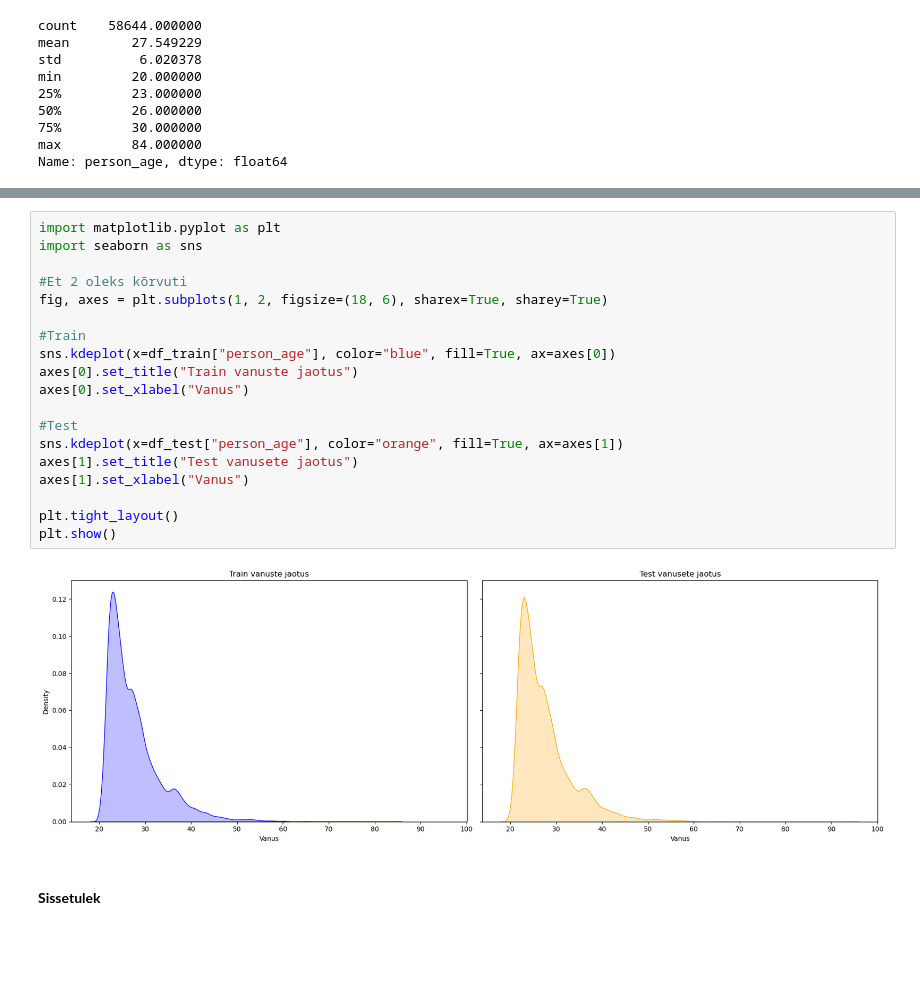
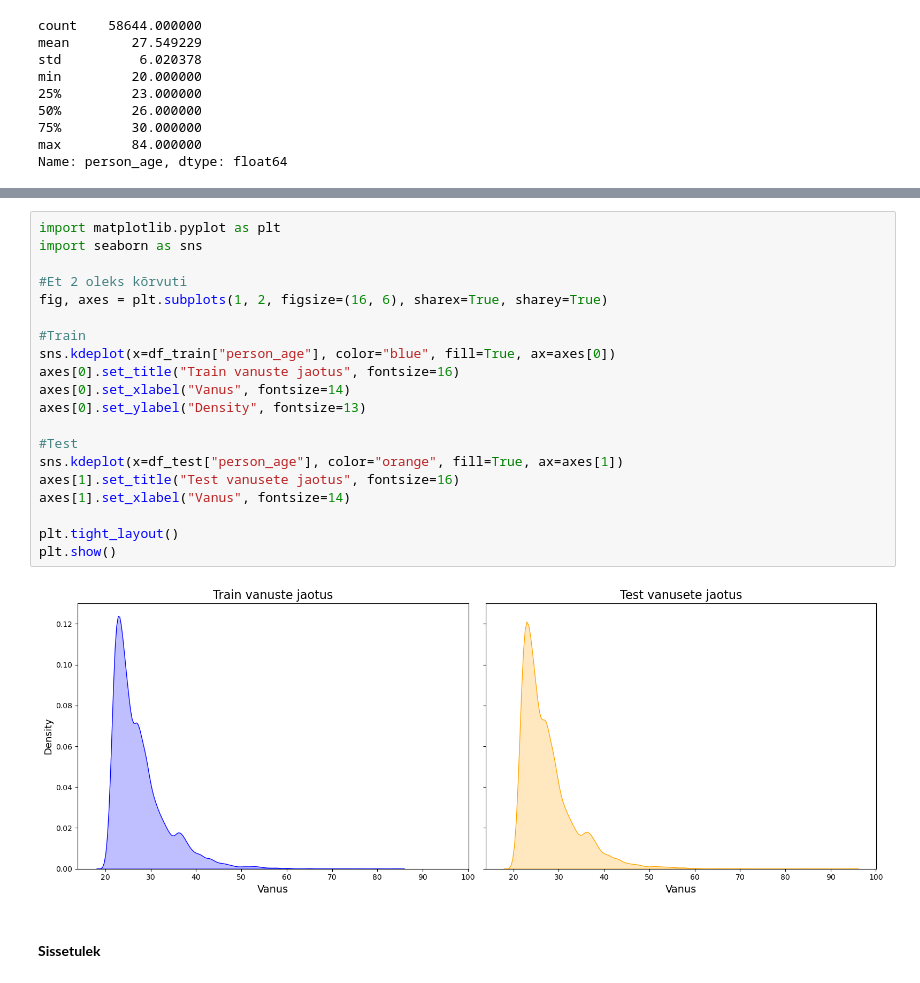
Before and after one commit to madispuu/Loan_Approval_Prediction, a Jupyter notebook: TEAM.ipynb, the cells around one changed output, grey strips where cells are left out. Drawn from its saved outputs; the diff is of its cells as text; blank space fills up the shorter version.

```diff
--- a/TEAM.ipynb
+++ b/TEAM.ipynb
@@ -122,23 +122,24 @@ Name: person_age, dtype: float64
 # %%
 import matplotlib.pyplot as plt
 import seaborn as sns
 
 #Et 2 oleks kõrvuti
-fig, axes = plt.subplots(1, 2, figsize=(18, 6), sharex=True, sharey=True)
+fig, axes = plt.subplots(1, 2, figsize=(16, 6), sharex=True, sharey=True)
 
 #Train
 sns.kdeplot(x=df_train["person_age"], color="blue", fill=True, ax=axes[0])
-axes[0].set_title("Train vanuste jaotus")
-axes[0].set_xlabel("Vanus")
+axes[0].set_title("Train vanuste jaotus", fontsize=16)
+axes[0].set_xlabel("Vanus", fontsize=14)
+axes[0].set_ylabel("Density", fontsize=13)
 
 #Test
 sns.kdeplot(x=df_test["person_age"], color="orange", fill=True, ax=axes[1])
-axes[1].set_title("Test vanusete jaotus")
-axes[1].set_xlabel("Vanus")
+axes[1].set_title("Test vanusete jaotus", fontsize=16)
+axes[1].set_xlabel("Vanus", fontsize=14)
 
 plt.tight_layout()
 plt.show()
 # %% [output]
-[figure, old version]
+[figure, new version]
 # %% [markdown]
 #### **Sissetulek**
```
Also changed, not shown: parts of 20 cells of this notebook.
